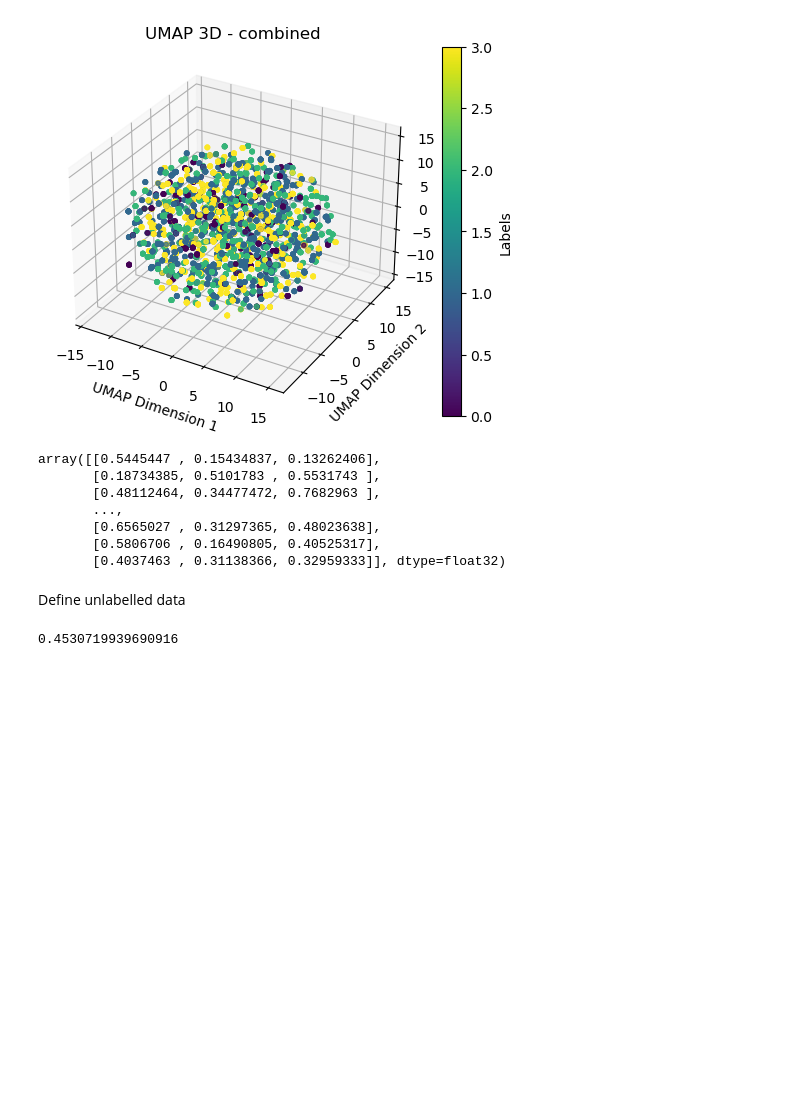
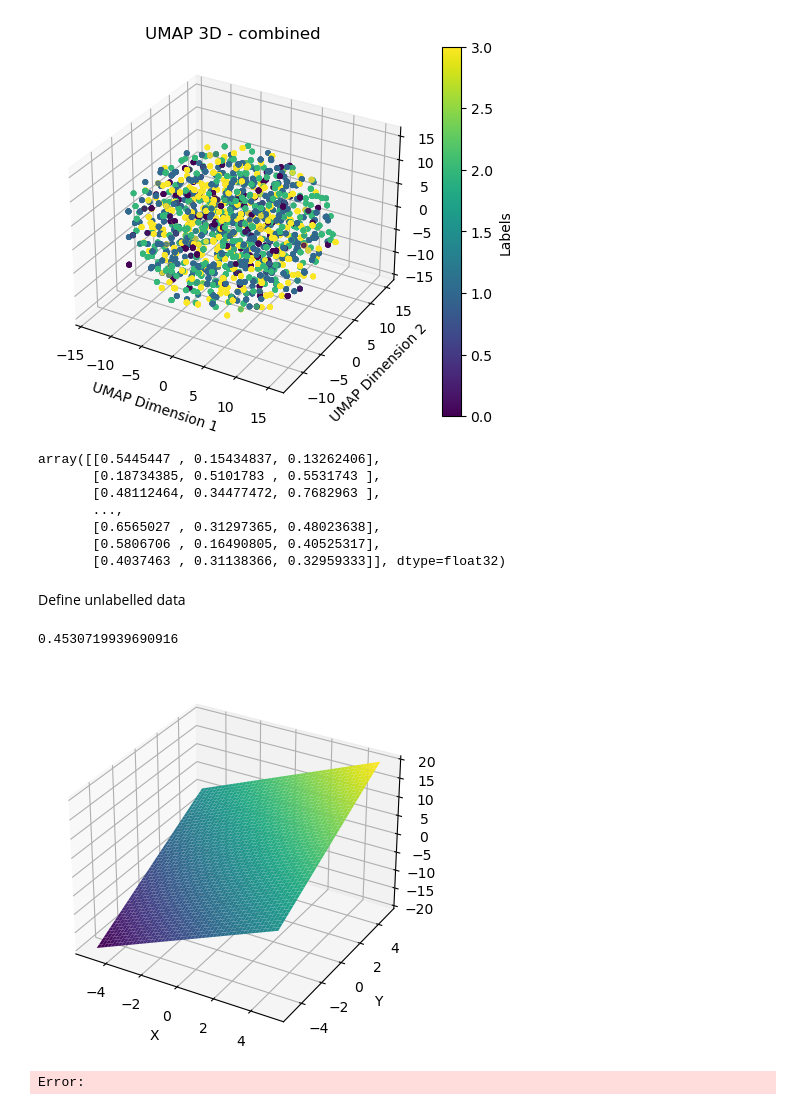
Before and after one commit to thomasnapier/AudioHandling, a Jupyter notebook: ajcai2023.ipynb, the cells around one changed output. Cells and saved outputs as stored; diff of their text form; code cells hidden in the pictures; blank space fills up the shorter version.

```diff
--- a/ajcai2023.ipynb
+++ b/ajcai2023.ipynb
@@ -686,3 +550,42 @@ clf.score(X_test, y_test)
 # print("Accuracy on labeled evaluation set:", accuracy)
 # print("Cohesion:", cohesion)
 # print("Separation:", separation)
+# %%
+import numpy as np
+import matplotlib.pyplot as plt
+from mpl_toolkits.mplot3d import Axes3D
+
+# Define the ranges and number of points for the x, y, and z axes
+start_x = -5
+end_x = 5
+num_points_x = 50
+
+start_y = -5
+end_y = 5
+num_points_y = 50
+
+# Create the coordinate grid
+x = np.linspace(start_x, end_x, num_points_x)
+y = np.linspace(start_y, end_y, num_points_y)
+X, Y = np.meshgrid(x, y)
+
+# Calculate the values for the z-axis based on a dummy function (example: z = x^2 + y^2)
+Z = X*2 + Y*2
+
+# Create a 3D plot
+fig = plt.figure()
+ax = fig.add_subplot(111, projection='3d')
+
+# Plot the grid search surface
+ax.plot_surface(X, Y, Z, cmap='viridis')
+
+# Set labels for the axes
+ax.set_xlabel('X')
+ax.set_ylabel('Y')
+ax.set_zlabel('Z')
+
+# Show the plot
+plt.show()
+# %% [output]
+[figure, added]
+Error:
```
Also changed, not shown: parts of 18 cells of this notebook, 35 other files.
